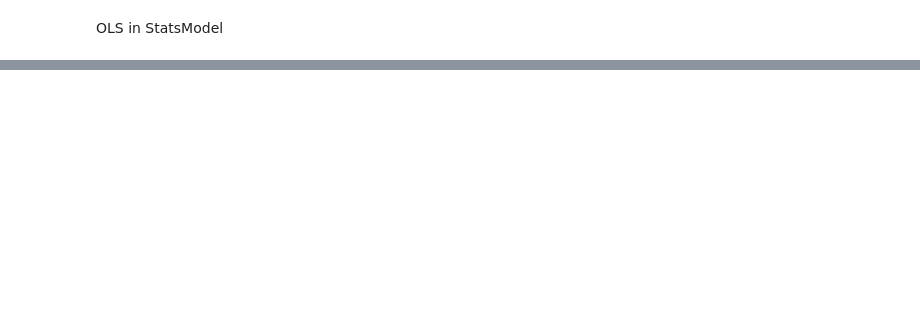
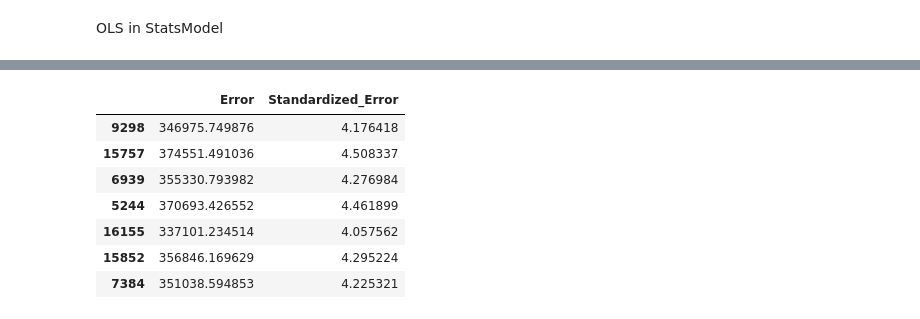
Before and after one commit to kenclements/SEAS8416DC8, a Jupyter notebook: src/SEAS8416_Linear_Regression.ipynb, the cells around one changed output, grey strips where cells are left out. Cells and saved outputs as stored; diff of their text form; code cells hidden in the pictures; blank space fills up the shorter version.

```diff
--- a/src/SEAS8416_Linear_Regression.ipynb
+++ b/src/SEAS8416_Linear_Regression.ipynb
@@ -509,0 +288,5 @@ y_pred1 = results1.predict(X_test)
+# %%
+error_for_test = y_test - y_pred1 # Calculate the errors for the test set
+error_for_test_abs = np.abs(error_for_test) # Calculate the absolute error for the test set
+#This is the Mean Absolute Error (MAE) for the test set
+error_for_test_abs.mean()
@@ -537,0 +341,8 @@ MAE: 62154.64959540106
+# %%
+# Standardize the errors
+standardized_errors = (error_for_test - error_for_test.mean()) / error_for_test.std()
+
+# Add the standardized errors as a new column to the dataframe
+error_for_test_df = pd.DataFrame({'Error': error_for_test, 'Standardized_Error': standardized_errors})
+
+error_for_test_df.head()  # Display the first few rows
@@ -537,0 +356,13 @@ MAE: 62154.64959540106
+# %%
+# These may be outliers that we want to investigate further.
+outliers = error_for_test_df[error_for_test_df['Standardized_Error'] > 4]
+outliers
+# %% [output]
+|  | Error | Standardized_Error |
+| 9298 | 346975.749876 | 4.176418 |
+| 15757 | 374551.491036 | 4.508337 |
+| 6939 | 355330.793982 | 4.276984 |
+| 5244 | 370693.426552 | 4.461899 |
+| 16155 | 337101.234514 | 4.057562 |
+| 15852 | 356846.169629 | 4.295224 |
+| 7384 | 351038.594853 | 4.225321 |
```
Also changed, not shown: parts of 63 cells of this notebook, 3 other files.
